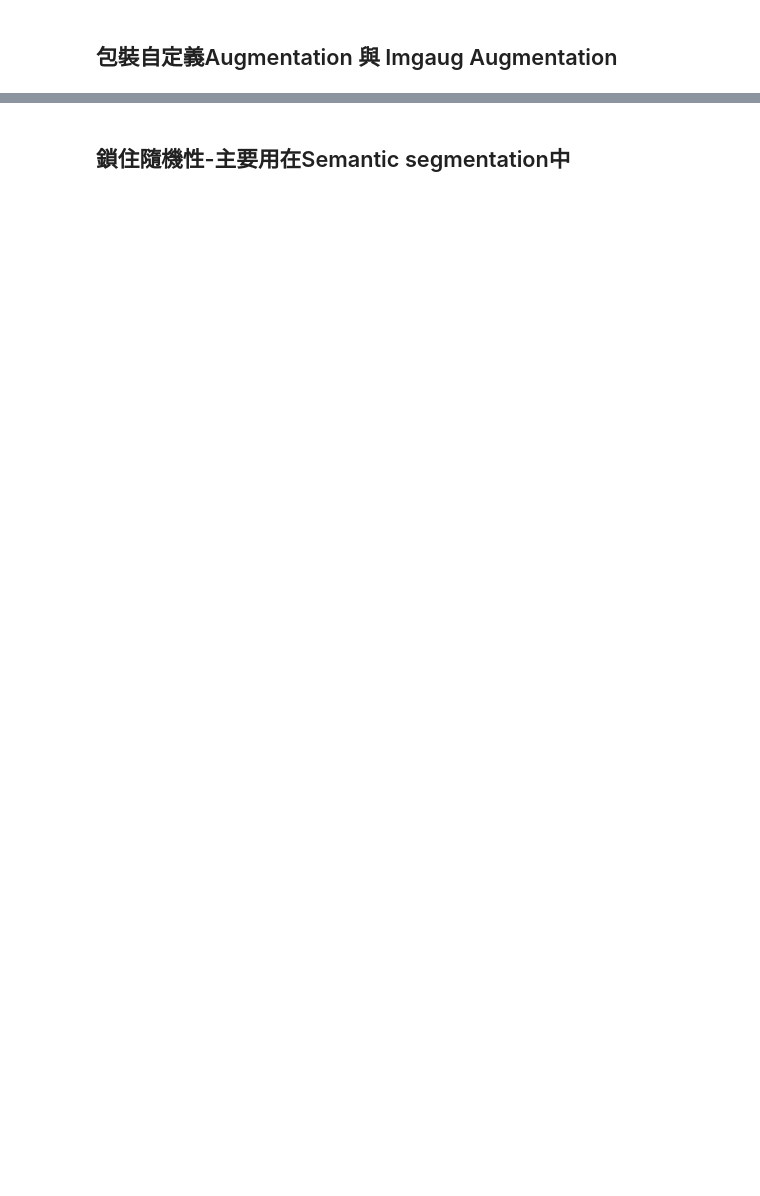
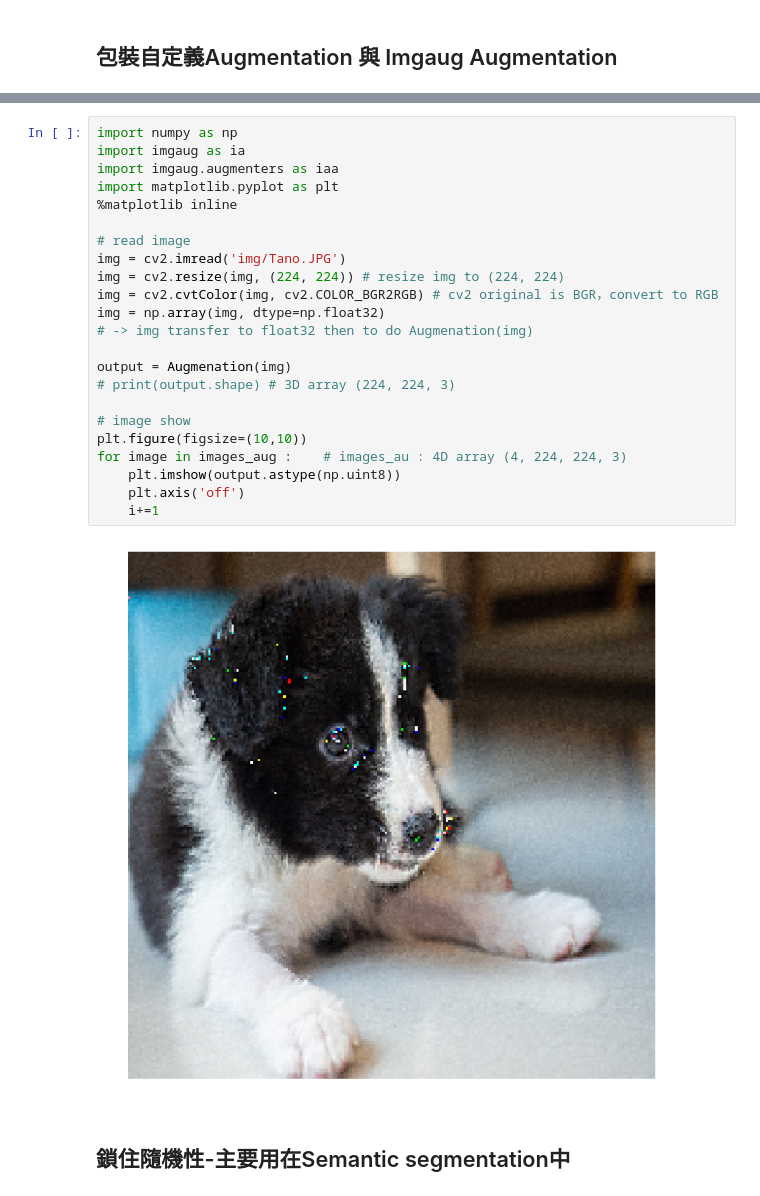
Before and after one commit to andyhu00/1st-DL-CVMarathon, a Jupyter notebook: homework/Day016_Image Augmentation_HW.ipynb, the cells around one changed output, grey strips where cells are left out. Saved outputs shown, nothing was run; the diff lists cells and outputs as text; blank space fills up the shorter version.

```diff
--- a/homework/Day016_Image Augmentation_HW.ipynb
+++ b/homework/Day016_Image Augmentation_HW.ipynb
@@ -212,2 +414,27 @@ for image in images:
+# %%
+import numpy as np
+import imgaug as ia
+import imgaug.augmenters as iaa
+import matplotlib.pyplot as plt
+%matplotlib inline
+
+# read image
+img = cv2.imread('img/Tano.JPG')
+img = cv2.resize(img, (224, 224)) # resize img to (224, 224)
+img = cv2.cvtColor(img, cv2.COLOR_BGR2RGB) # cv2 original is BGR，convert to RGB
+img = np.array(img, dtype=np.float32)
+# -> img transfer to float32 then to do Augmenation(img)
+
+output = Augmenation(img)
+# print(output.shape) # 3D array (224, 224, 3)
+
+# image show
+plt.figure(figsize=(10,10))
+for image in images_aug :    # images_au : 4D array (4, 224, 224, 3)
+    plt.imshow(output.astype(np.uint8))
+    plt.axis('off')
+    i+=1
+# %% [output]
+[figure, added]
 # %% [markdown]
 ## 鎖住隨機性-主要用在Semantic segmentation中
```
Also changed, not shown: parts of 7 cells of this notebook.
